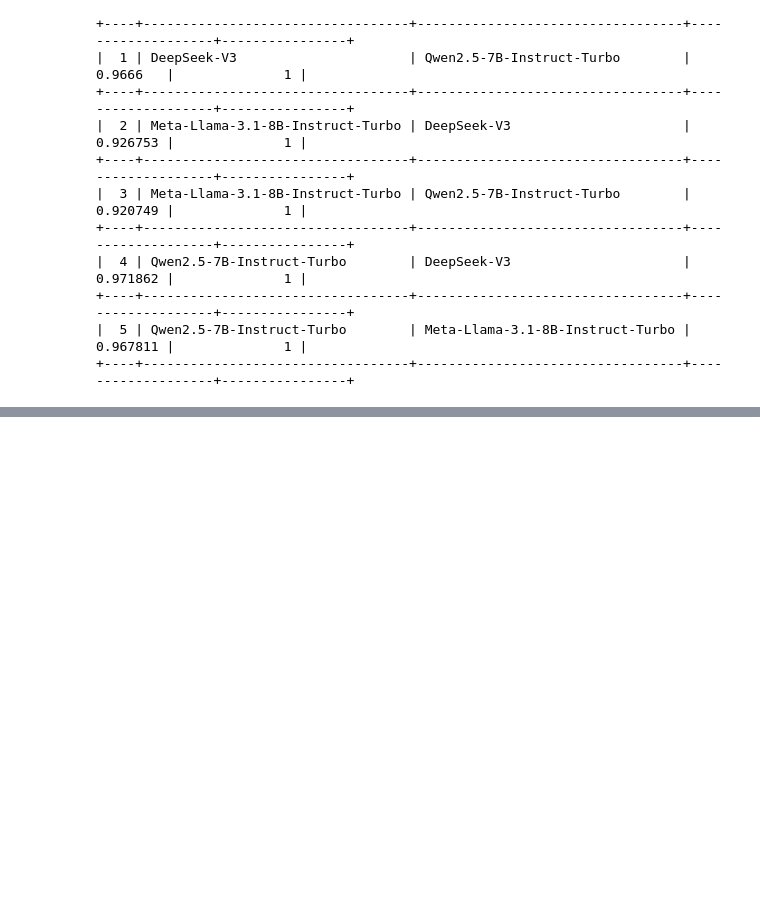
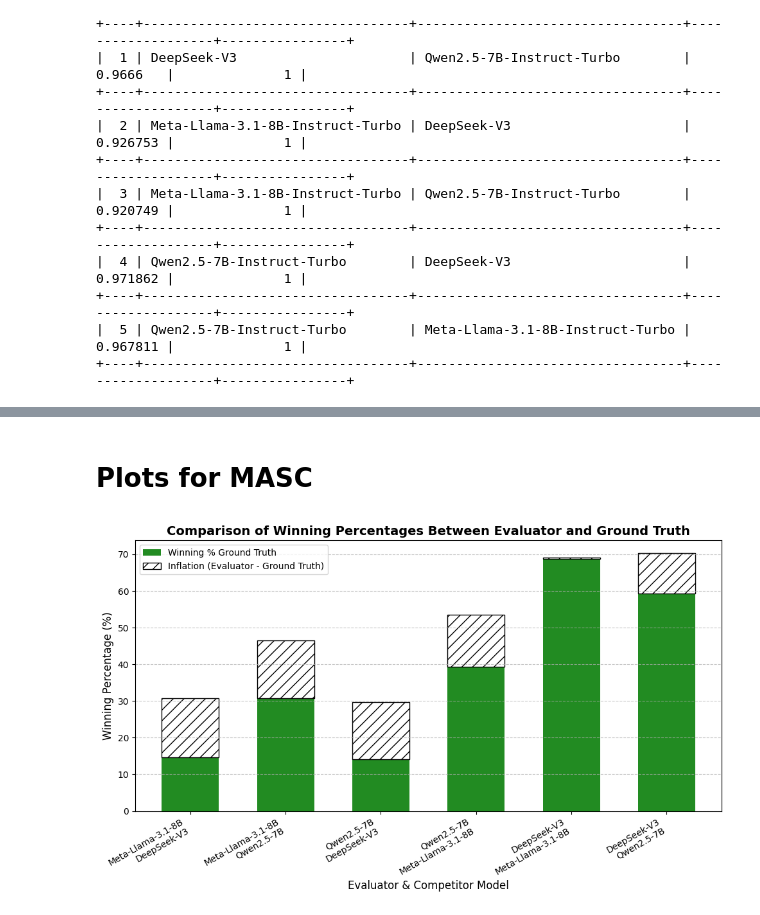
Before and after one commit to Taslim-M/self_recognition, a Jupyter notebook: analysis_quality.ipynb, the cells around one changed output, grey strips where cells are left out. Drawn from its saved outputs; the diff is of its cells as text; code cells hidden in the pictures; blank space fills up the shorter version.

Commit message:
Quality Masc results

```diff
--- a/analysis_quality.ipynb
+++ b/analysis_quality.ipynb
@@ -77,0 +1716,64 @@ print(table)
+# %% [markdown]
+# Plots for MASC
+# %%
+import matplotlib.pyplot as plt
+import numpy as np
+import pandas as pd
+
+# Data
+data = {
+    "Evaluator Model": [
+        "Meta-Llama-3.1-8B", "Meta-Llama-3.1-8B",
+        "Qwen2.5-7B", "Qwen2.5-7B",
+        "DeepSeek-V3", "DeepSeek-V3"
+    ],
+    "Competitor Model": [
+        "DeepSeek-V3", "Qwen2.5-7B",
+        "DeepSeek-V3", "Meta-Llama-3.1-8B",
+        "Meta-Llama-3.1-8B", "Qwen2.5-7B"
+    ],
+    "Winning Percentage Ground Truth": [14.70, 30.68, 14.05, 39.27, 68.72, 59.29],
+    "Winning Percentage Evaluator": [30.81, 46.46, 29.72, 53.54, 69.19, 70.28]
+}
+
+df = pd.DataFrame(data)
+
+# Define x-axis positions
+evaluators = df["Evaluator Model"].unique()
+x_labels = [f"{eval_model}\n{comp_model}" for eval_model, comp_model in zip(df["Evaluator Model"], df["Competitor Model"])]
+x_positions = np.arange(len(x_labels))
+
+# Bar width
+bar_width = 0.6
+
+# Create figure
+fig, ax = plt.subplots(figsize=(10, 6))
+
+# Plot ground truth percentages
+bars_ground = ax.bar(
+    x_positions, df["Winning Percentage Ground Truth"], bar_width, label="Winning % Ground Truth", color='forestgreen'
+)
+
+# Plot inflation as dashed-line bar (difference between Evaluator and Ground Truth)
+inflation = df["Winning Percentage Evaluator"] - df["Winning Percentage Ground Truth"]
+bars_eval = ax.bar(
+    x_positions, inflation, bar_width, bottom=df["Winning Percentage Ground Truth"],
+    label="Inflation (Evaluator - Ground Truth)", hatch='//', edgecolor='black', facecolor='none'
+)
+
+# Labels and formatting
+ax.set_xlabel("Evaluator & Competitor Model", fontsize=12)
+ax.set_ylabel("Winning Percentage (%)", fontsize=12)
+ax.set_title("Comparison of Winning Percentages Between Evaluator and Ground Truth", fontsize=14, fontweight='bold')
+ax.set_xticks(x_positions)
+ax.set_xticklabels(x_labels, rotation=30, ha="right")
+ax.legend()
+
+# Grid lines for readability
+ax.yaxis.grid(True, linestyle='--', alpha=0.7)
+
+# Show plot
+plt.tight_layout()
+plt.show()
+# %% [output]
+[figure, added]
```
Also changed, not shown: parts of 73 cells of this notebook, 27 other files.
